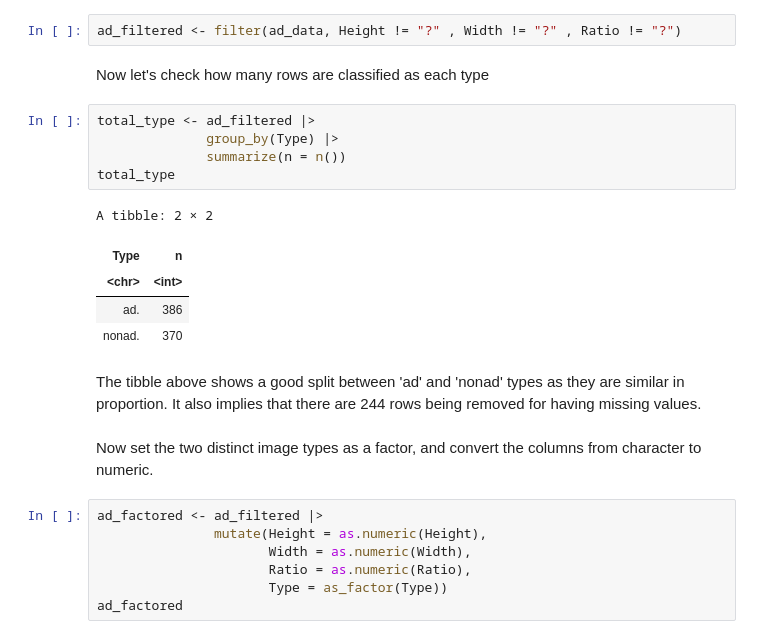
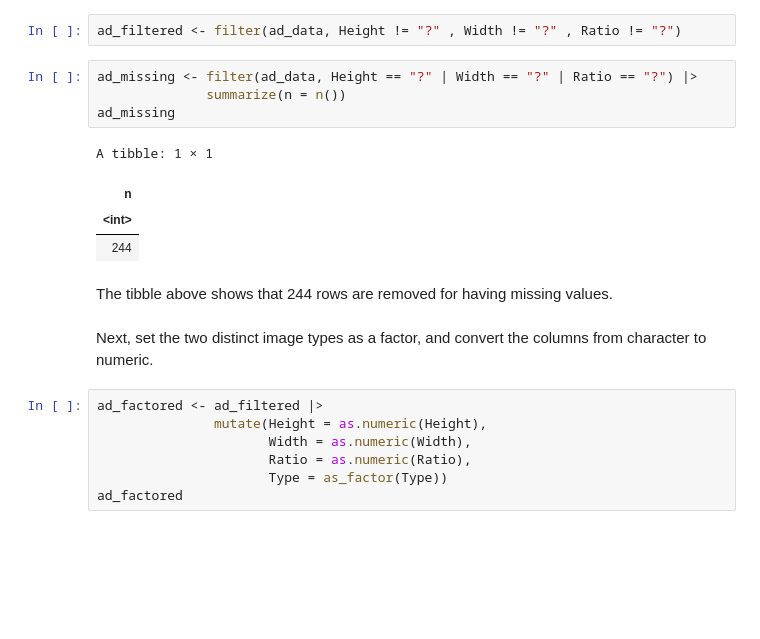
Before and after one commit to msamanthaf/Ad_Classification_DSCI, a Jupyter notebook: Advertisement_Classification.ipynb, the cells around one changed output. Saved outputs shown, nothing was run; the diff lists cells and outputs as text; blank space fills up the shorter version.

```diff
--- a/Advertisement_Classification.ipynb
+++ b/Advertisement_Classification.ipynb
@@ -77,23 +59,19 @@ $ Type       <chr> "ad.", "ad.", "ad.", "ad.", "ad.", "ad.", "ad.", "ad.", "ad
 Let's filter out the missing values contained as "?" in each cell.
 # %%
 ad_filtered <- filter(ad_data, Height != "?" , Width != "?" , Ratio != "?")
-# %% [markdown]
-Now let's check how many rows are classified as each type
 # %%
-total_type <- ad_filtered |>
-              group_by(Type) |>
+ad_missing <- filter(ad_data, Height == "?" | Width == "?" | Ratio == "?") |>
               summarize(n = n())
-total_type
+ad_missing
 # %% [output]
-A tibble: 2 × 2
+A tibble: 1 × 1
-| Type | n |
-| <chr> | <int> |
-| ad. | 386 |
-| nonad. | 370 |
+| n |
+| <int> |
+| 244 |
 # %% [markdown]
-The tibble above shows a good split between 'ad' and 'nonad' types as they are similar in proportion. It also implies that there are 244 rows being removed for having missing values.
+The tibble above shows that 244 rows are removed for having missing values.
 # %% [markdown]
-Now set the two distinct image types as a factor, and convert the columns from character to numeric.
+Next, set the two distinct image types as a factor, and convert the columns from character to numeric.
 # %%
 ad_factored <- ad_filtered |>
                mutate(Height = as.numeric(Height),
```
Also changed, not shown: parts of 13 cells of this notebook.
